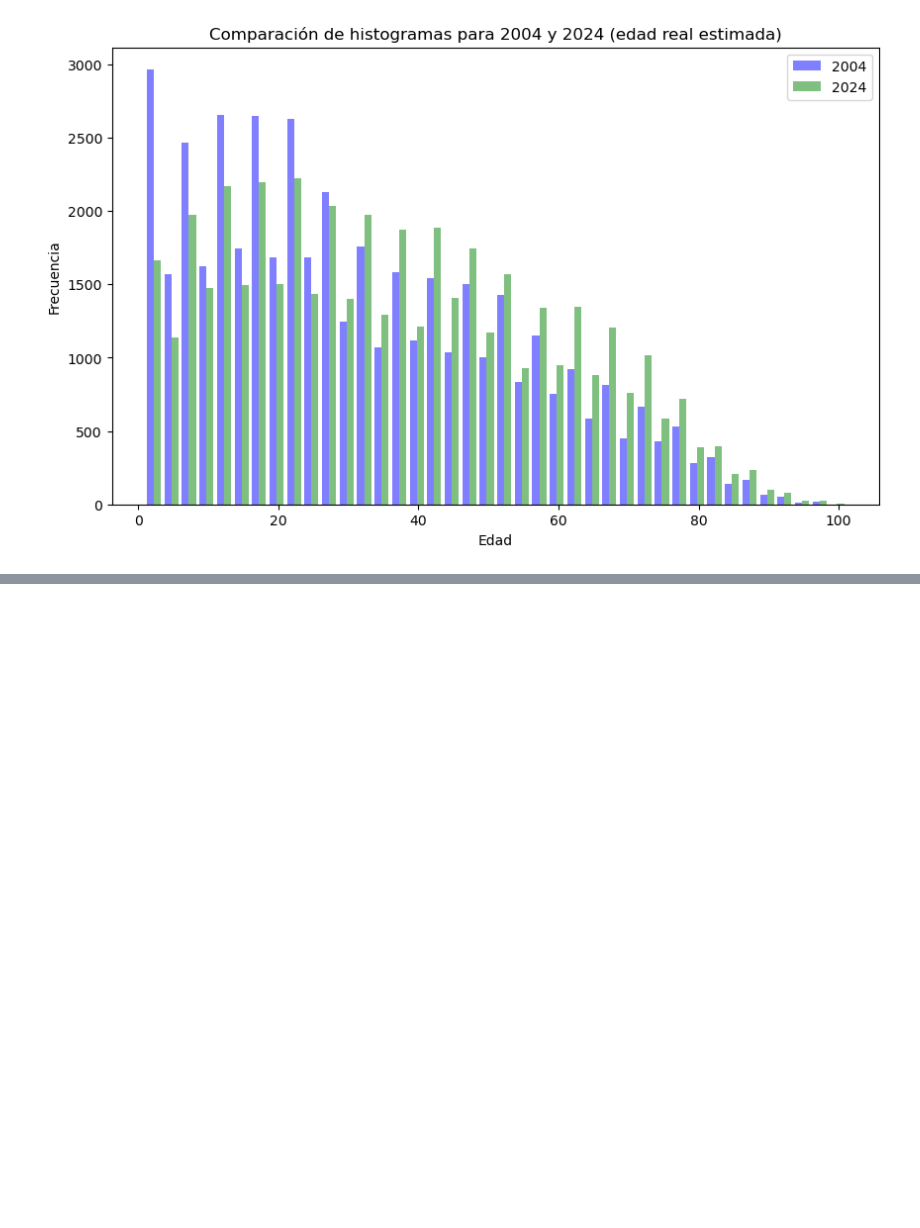
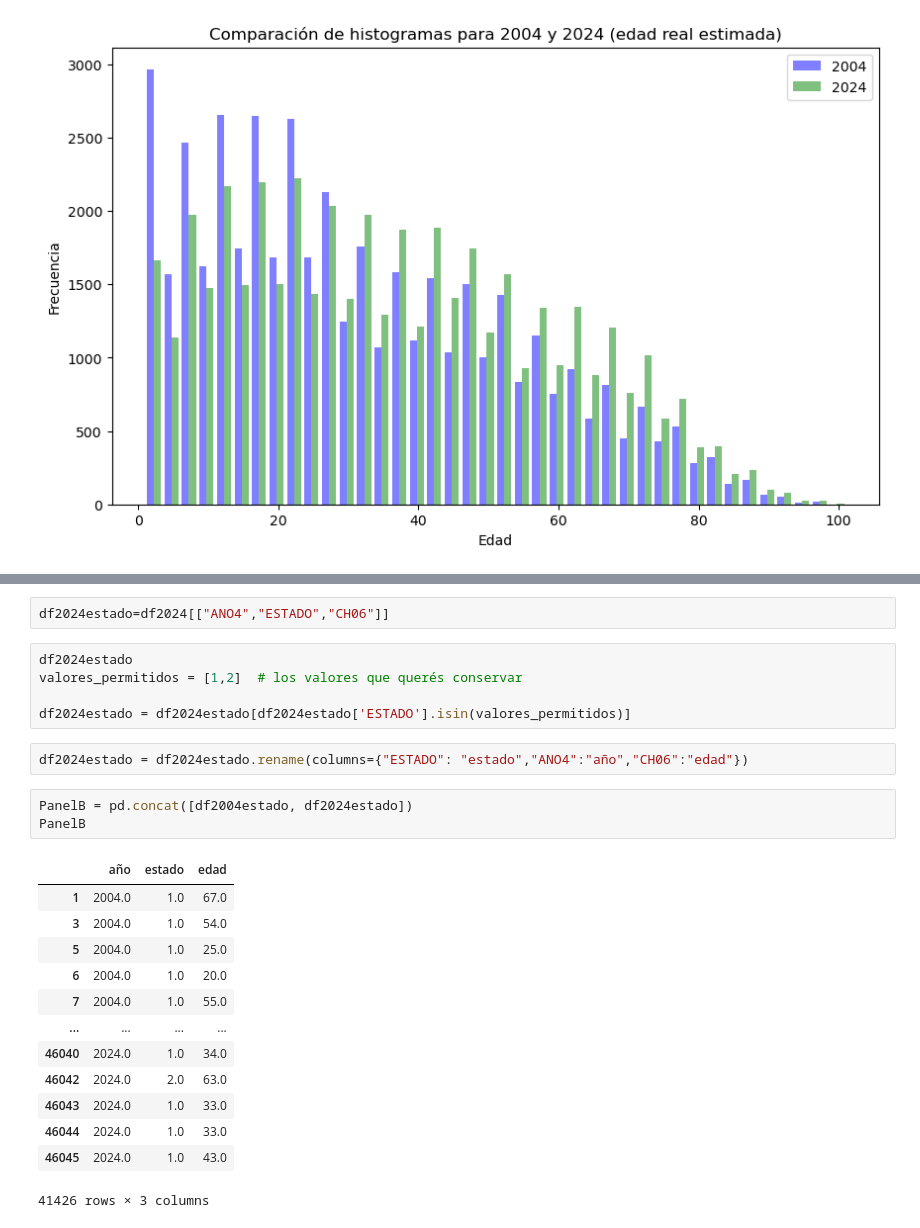
Before and after one commit to jtomasello247/Big_Data_TP3_Grupo13, a Jupyter notebook: TP3.ipynb, the cells around one changed output, grey strips where cells are left out. Drawn from its saved outputs; the diff is of its cells as text; blank space fills up the shorter version.

```diff
--- a/TP3.ipynb
+++ b/TP3.ipynb
@@ -258,0 +294,26 @@ plt.show()
+# %%
+df2024estado=df2024[["ANO4","ESTADO","CH06"]]
+# %%
+df2024estado
+valores_permitidos = [1,2]  # los valores que querés conservar
+
+df2024estado = df2024estado[df2024estado['ESTADO'].isin(valores_permitidos)]
+# %%
+df2024estado = df2024estado.rename(columns={"ESTADO": "estado","ANO4":"año","CH06":"edad"})
+# %%
+PanelB = pd.concat([df2004estado, df2024estado])
+PanelB
+# %% [output]
+|  | año | estado | edad |
+| 1 | 2004.0 | 1.0 | 67.0 |
+| 3 | 2004.0 | 1.0 | 54.0 |
+| 5 | 2004.0 | 1.0 | 25.0 |
+| 6 | 2004.0 | 1.0 | 20.0 |
+| 7 | 2004.0 | 1.0 | 55.0 |
+| ... | ... | ... | ... |
+| 46040 | 2024.0 | 1.0 | 34.0 |
+| 46042 | 2024.0 | 2.0 | 63.0 |
+| 46043 | 2024.0 | 1.0 | 33.0 |
+| 46044 | 2024.0 | 1.0 | 33.0 |
+| 46045 | 2024.0 | 1.0 | 43.0 |
+41426 rows × 3 columns
```
Also changed, not shown: parts of 12 cells of this notebook.
